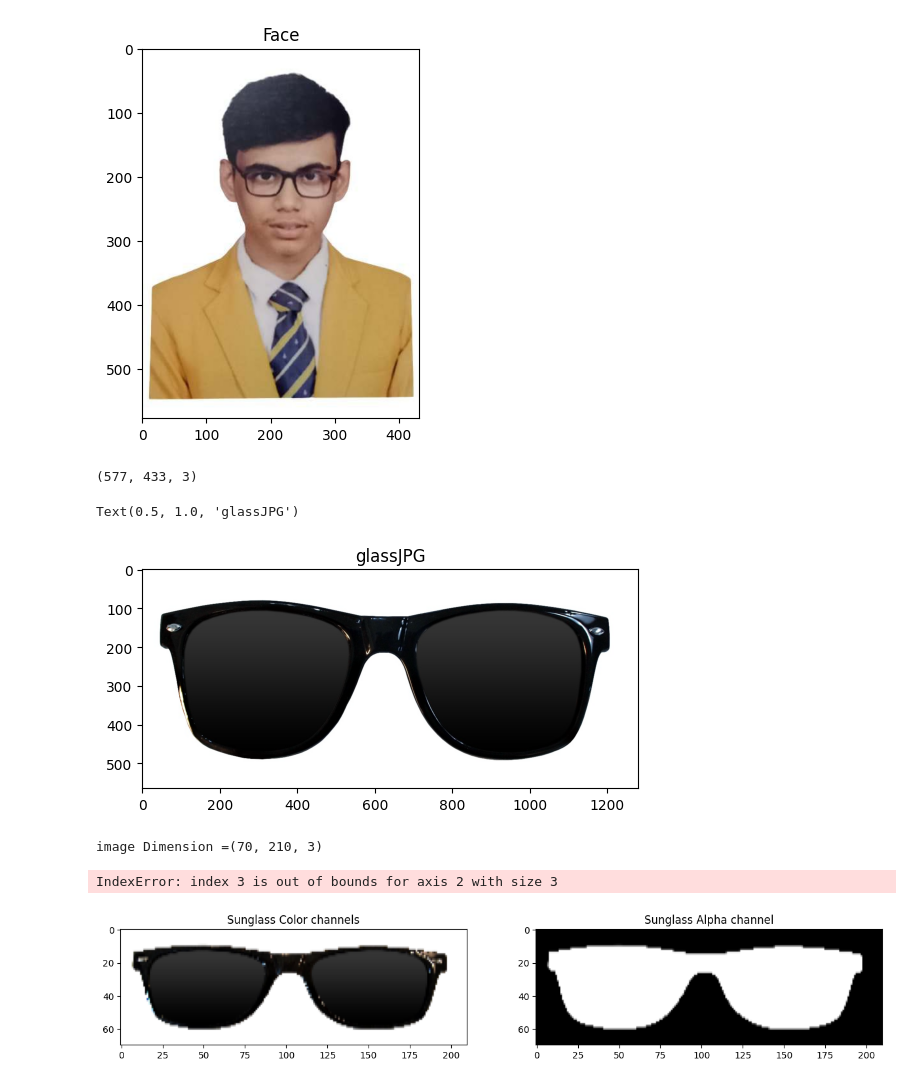
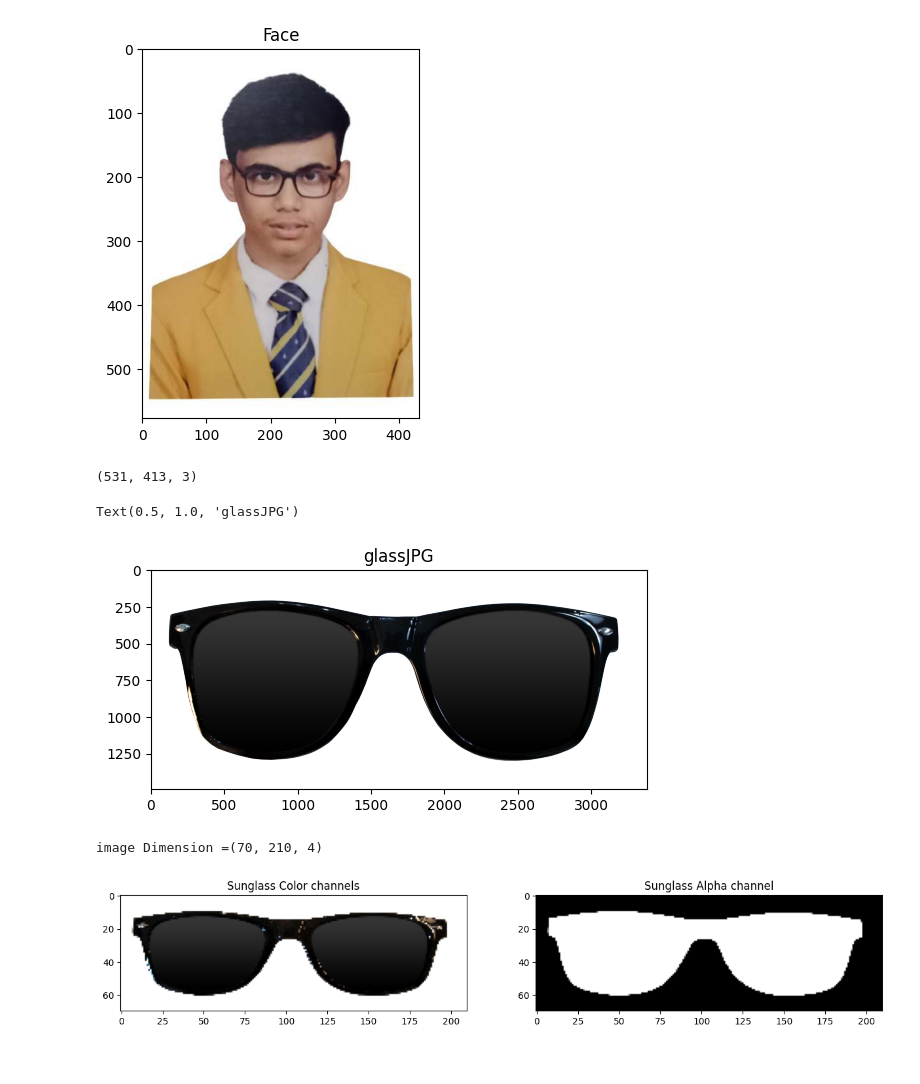
Before and after one commit to naveen-kumar-2005/Sturdy-Octo-Disco-Adding-Sunglasses-for-a-Cool-New-Look, a Jupyter notebook: main_sunglass.ipynb, the cells around one changed output. Drawn from its saved outputs; the diff is of its cells as text; code cells hidden in the pictures.

```diff
--- a/main_sunglass.ipynb
+++ b/main_sunglass.ipynb
@@ -10,26 +10,26 @@ Text(0.5, 1.0, 'Face')
 [figure]
 # %%
 faceImage.shape  # shape of the image
+resize_face=cv2.resize(faceImage,(413,531))
+resize_face.shape
 # %% [output]
-(577, 433, 3)
+(531, 413, 3)
 # %%
-glassPNG = cv2.imread('sunglass.jpg',-1)
+glassPNG = cv2.imread('sunglasses.png',-1)
 plt.imshow(glassPNG);plt.title("glassJPG")
 # %% [output]
 Text(0.5, 1.0, 'glassJPG')
-[figure, old version]
+[figure, new version]
 # %%
 # Resize the image to fit over the eye region
 glassPNG = cv2.resize(glassPNG,(210,70))
 print("image Dimension ={}".format(glassPNG.shape))
 # %% [output]
-image Dimension =(70, 210, 3)
+image Dimension =(70, 210, 4)
 # %%
 # Separate the Color and alpha channels
 glassBGR = glassPNG[:,:,:3]
 glassMask1 = glassPNG[:,:,3]
-# %% [output]
-IndexError: index 3 is out of bounds for axis 2 with size 3
 # %%
 # Display the images for clarity
 plt.figure(figsize=[15,15])
```
Also changed, not shown: parts of 3 cells of this notebook, 1 other file.
